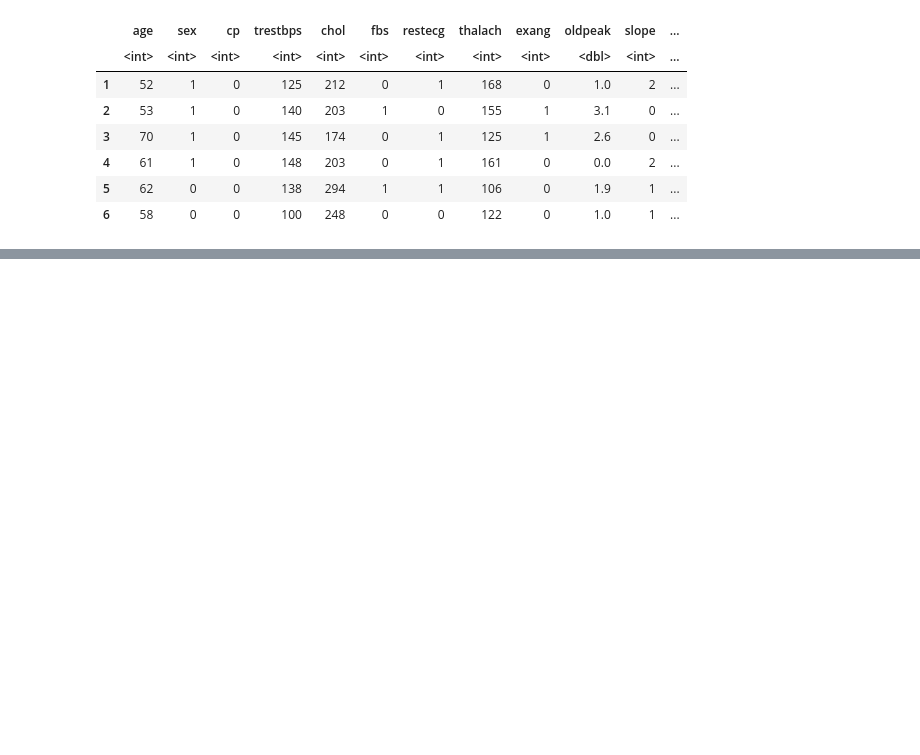
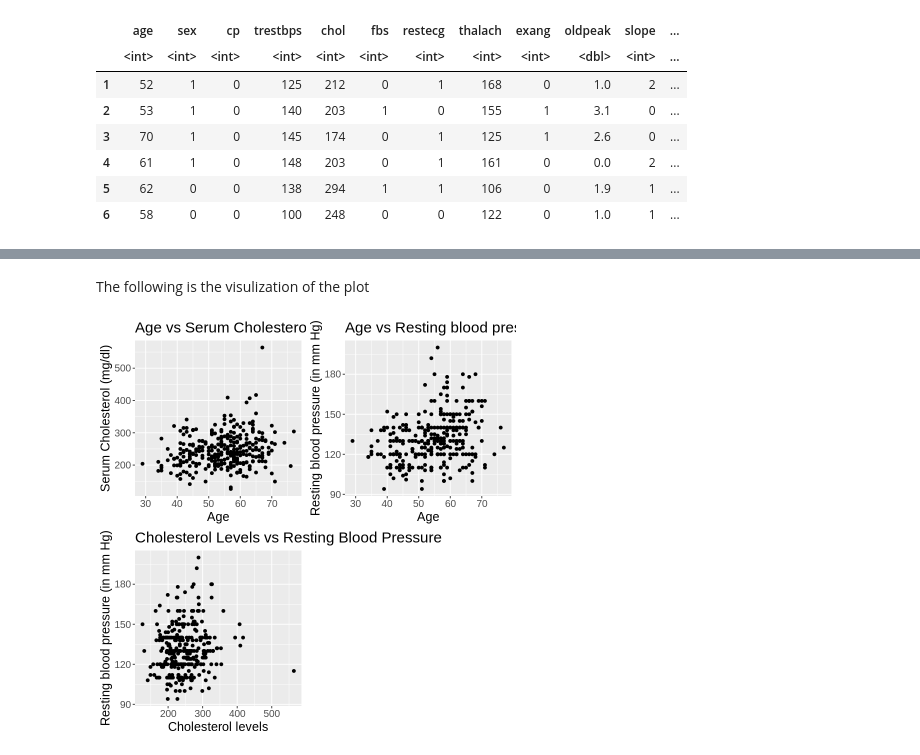
Before and after one commit to lavanyakandhari/Stat301-project, a Jupyter notebook: Copy_of_Final_Project.ipynb, the cells around one changed output, grey strips where cells are left out. Drawn from its saved outputs; the diff is of its cells as text; code cells hidden in the pictures; blank space fills up the shorter version.

```diff
--- a/Copy_of_Final_Project.ipynb
+++ b/Copy_of_Final_Project.ipynb
@@ -97,0 +142,5 @@ colnames(heart_data)[12] = "num_vessels"
+# %%
+col_names <- c(2,3,6,7,9,11,13,14)
+heart_data[,col_names]<-lapply(heart_data[,col_names], factor)
+head(heart_data)
+#from the going on here we are tyring to include and factorise the variables into a categorical or a numerical
@@ -97,0 +157,4 @@ colnames(heart_data)[12] = "num_vessels"
+# %%
+#since that we are only trying to use the numberical right here we put it as:
+col_names_numerical <- c(1,4,5,8,10,12,14)
+heart_data_numbercial=heart_data[col_names_numerical]
@@ -97,0 +183,30 @@ colnames(heart_data)[12] = "num_vessels"
+# %% [markdown]
+The following is the visulization of the plot
+# %%
+
+
+age_vs_chol <- heart_data_numbercial %>%
+    ggplot(aes(x = age, y = chol )) +
+    geom_point() +
+    ggtitle("Age vs Serum Cholesterol") +
+    labs(x = "Age", y = "Serum Cholesterol (mg/dl)") +
+    theme(text = element_text(size = 15))
+#relation between age, resting blood pressure
+age_vs_trestbps <- heart_data_numbercial %>%
+    ggplot(aes(x = age, y = restbps  )) +
+    geom_point() +
+    ggtitle("Age vs Resting blood pressure") +
+    labs(x = "Age", y = "Resting blood pressure (in mm Hg)") +
+    theme(text = element_text(size = 15))
+
+#relation between cholesterol levels, resting blood pressure
+chol_vs_trestbps <-heart_data_numbercial %>%
+    ggplot(aes(x = chol, y = restbps )) +
+    geom_point() +
+    ggtitle("Cholesterol Levels vs Resting Blood Pressure ") +
+    labs(x = "Cholesterol levels", y = "Resting blood pressure (in mm Hg)") +
+    theme(text = element_text(size = 15))
+
+grid.arrange(age_vs_chol, age_vs_trestbps, chol_vs_trestbps, ncol = 2)
+# %% [output]
+[figure, added]
```
Also changed, not shown: parts of 13 cells of this notebook.
